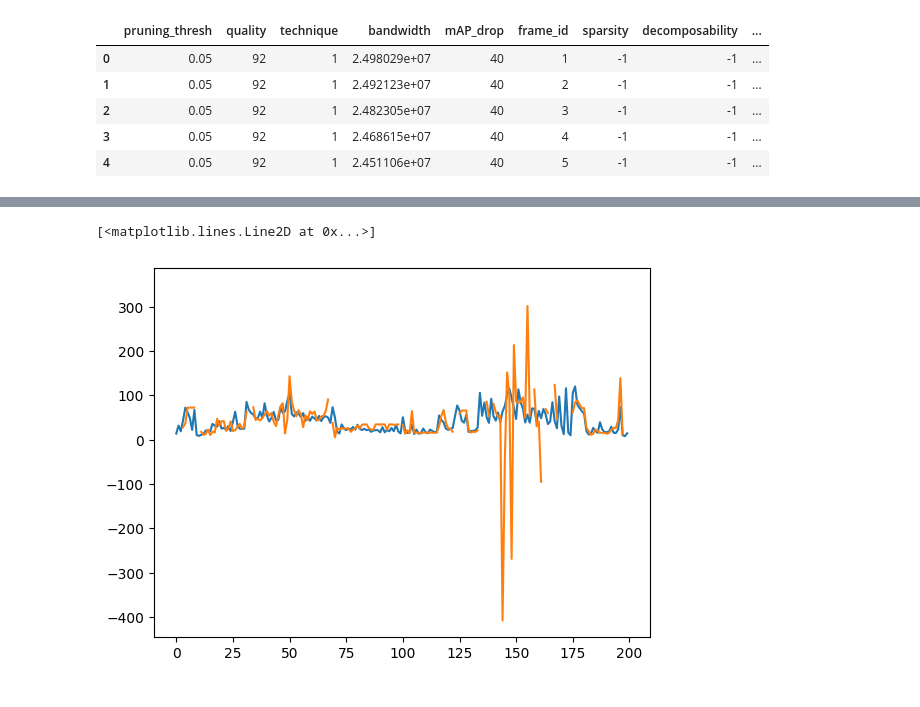
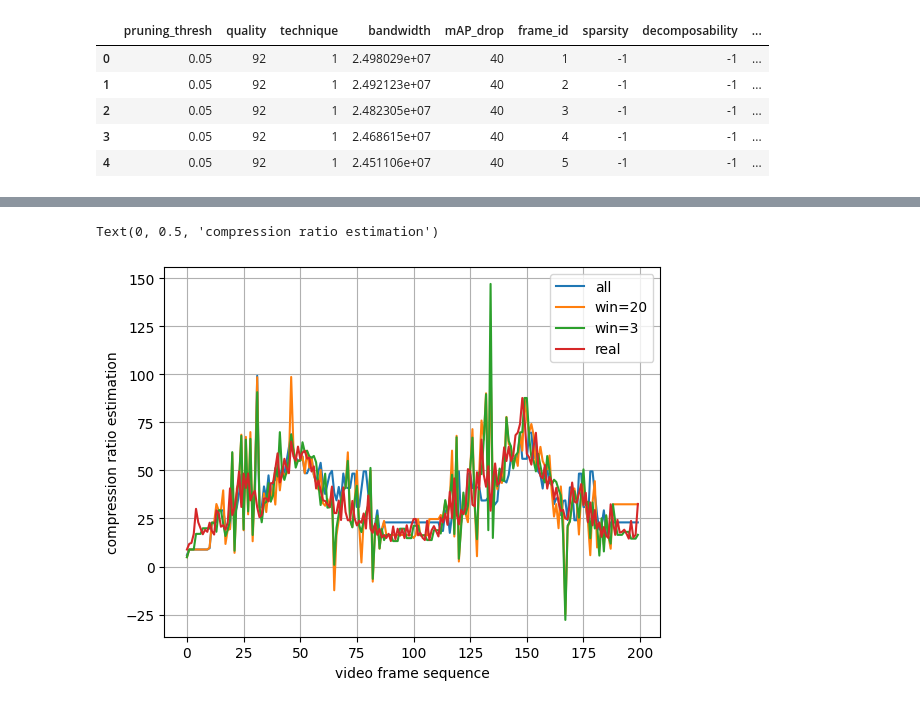
Before and after one commit to Rexyyj/split_DNN_framework, a Jupyter notebook: dynamic_framework/linearality_analysis/analysis_jpeg_dynamic2_cmp.ipynb, the cells around one changed output, grey strips where cells are left out. Drawn from its saved outputs; the diff is of its cells as text; code cells hidden in the pictures.

```diff
--- a/dynamic_framework/linearality_analysis/analysis_jpeg_dynamic2_cmp.ipynb
+++ b/dynamic_framework/linearality_analysis/analysis_jpeg_dynamic2_cmp.ipynb
@@ -71,10 +99,16 @@ plt.grid()
-# %%
-plt.figure()
-plt.plot(cmp_m)
-plt.plot(est_snr_window)
-# %% [output]
-[<matplotlib.lines.Line2D at 0x...>]
-[figure, removed]
+# %%
+plt.figure()
+plt.plot(est_all,label="all")
+plt.plot(est_snr_window2,label="win=20")
+plt.plot(est_snr_window,label="win=3")
+plt.plot(cmp_m,label="real")
+plt.legend()
+plt.grid()
+plt.xlabel("video frame sequence")
+plt.ylabel("compression ratio estimation")
+# %% [output]
+Text(0, 0.5, 'compression ratio estimation')
+[figure, added]
 # %%
 plt.figure()
 plt.plot(quality)
```
Also changed, not shown: parts of 4 cells of this notebook, 4 other files.
